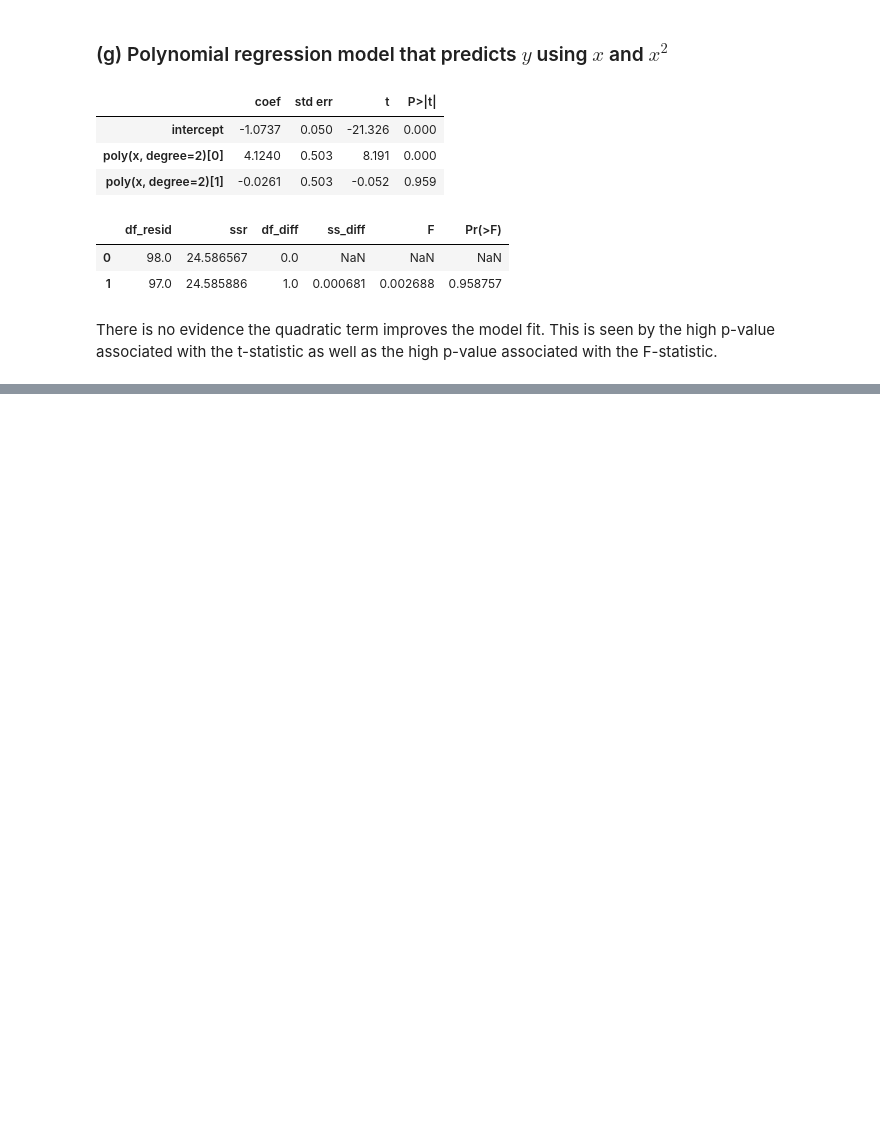
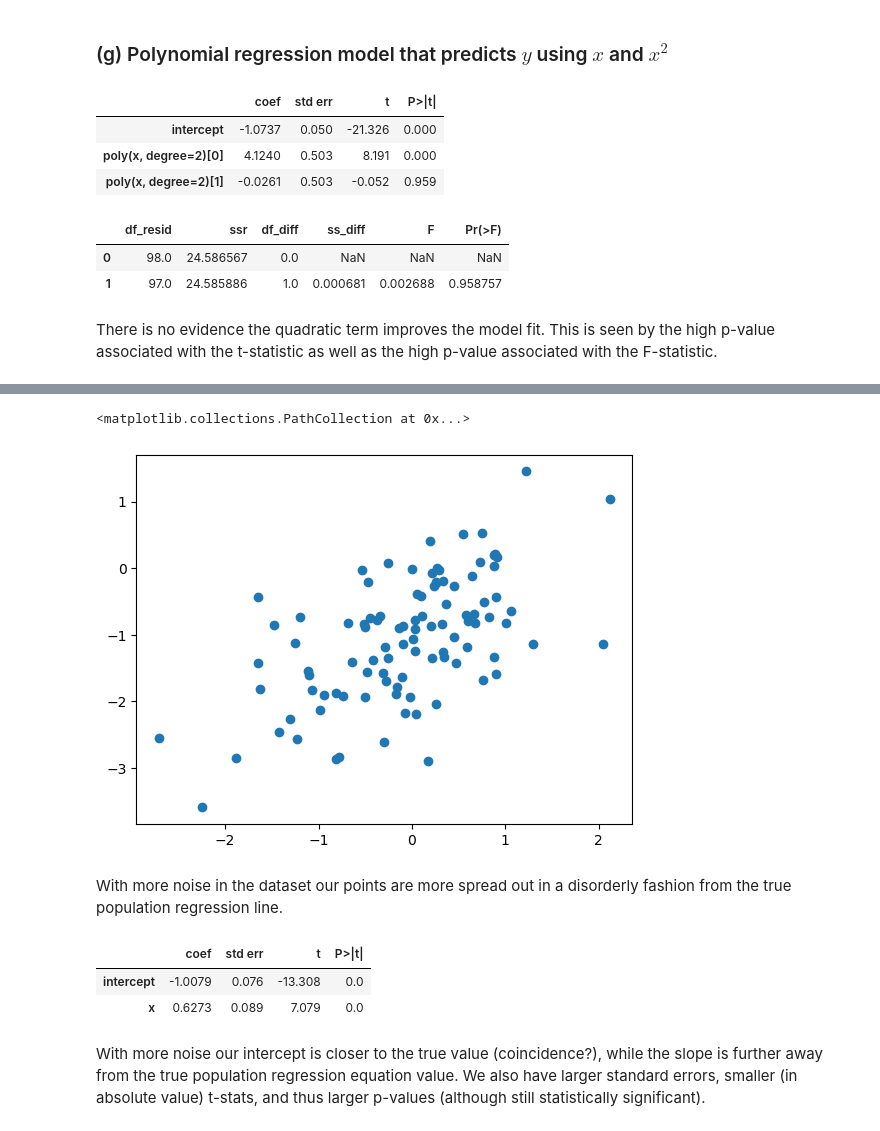
Before and after one commit to carmancater/an-introduction-to-statistical-learning-with-applications-in-python, a Jupyter notebook: Chapter 3 - Linear Regression/Ch 3 Ex 13.ipynb, the cells around one changed output, grey strips where cells are left out. Drawn from its saved outputs; the diff is of its cells as text; code cells hidden in the pictures; blank space fills up the shorter version.

```diff
--- a/Chapter 3 - Linear Regression/Ch 3 Ex 13.ipynb
+++ b/Chapter 3 - Linear Regression/Ch 3 Ex 13.ipynb
@@ -94,0 +139,7 @@ There is no evidence the quadratic term improves the model fit. This is seen by
+# %%
+plt.scatter(x, y)
+# %% [output]
+<matplotlib.collections.PathCollection at 0x...>
+[figure, added]
+# %% [markdown]
+With more noise in the dataset our points are more spread out in a disorderly fashion from the true population regression line.
@@ -94,0 +149,8 @@ There is no evidence the quadratic term improves the model fit. This is seen by
+# %%
+summarize(results_morenoise)
+# %% [output]
+|  | coef | std err | t | P>|t| |
+| intercept | -1.0079 | 0.076 | -13.308 | 0.0 |
+| x | 0.6273 | 0.089 | 7.079 | 0.0 |
+# %% [markdown]
+With more noise our intercept is closer to the true value (coincidence?), while the slope is further away from the true population regression equation value. We also have larger standard errors, smaller (in absolute value) t-stats, and thus larger p-values (although still statistically significant).
```
Also changed, not shown: parts of 21 cells of this notebook.
